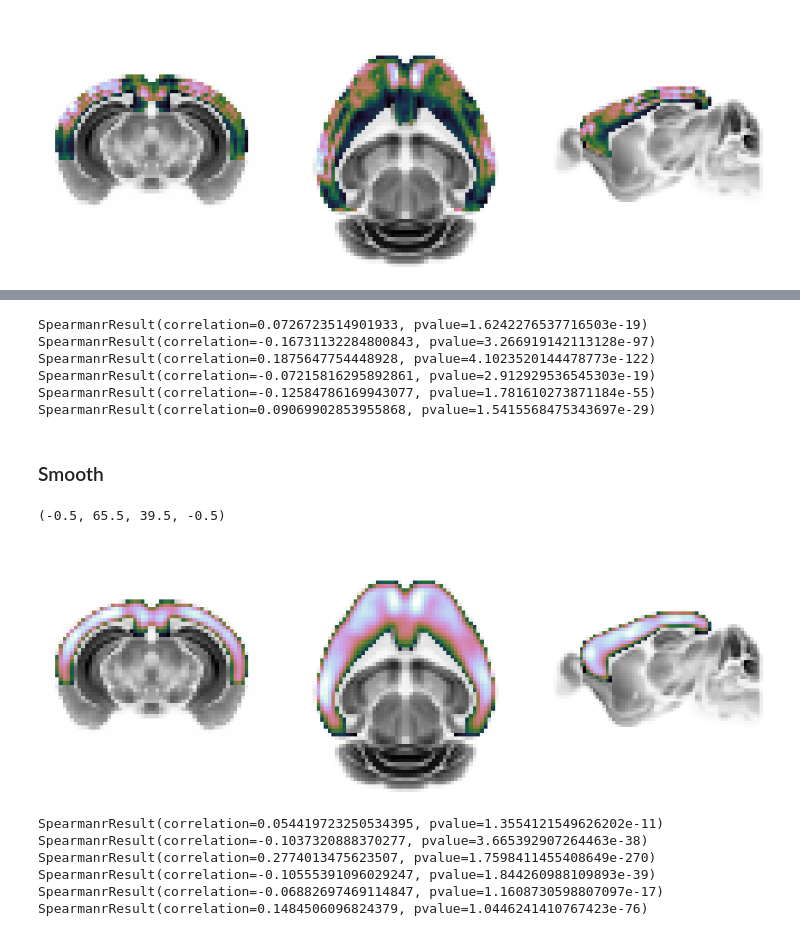
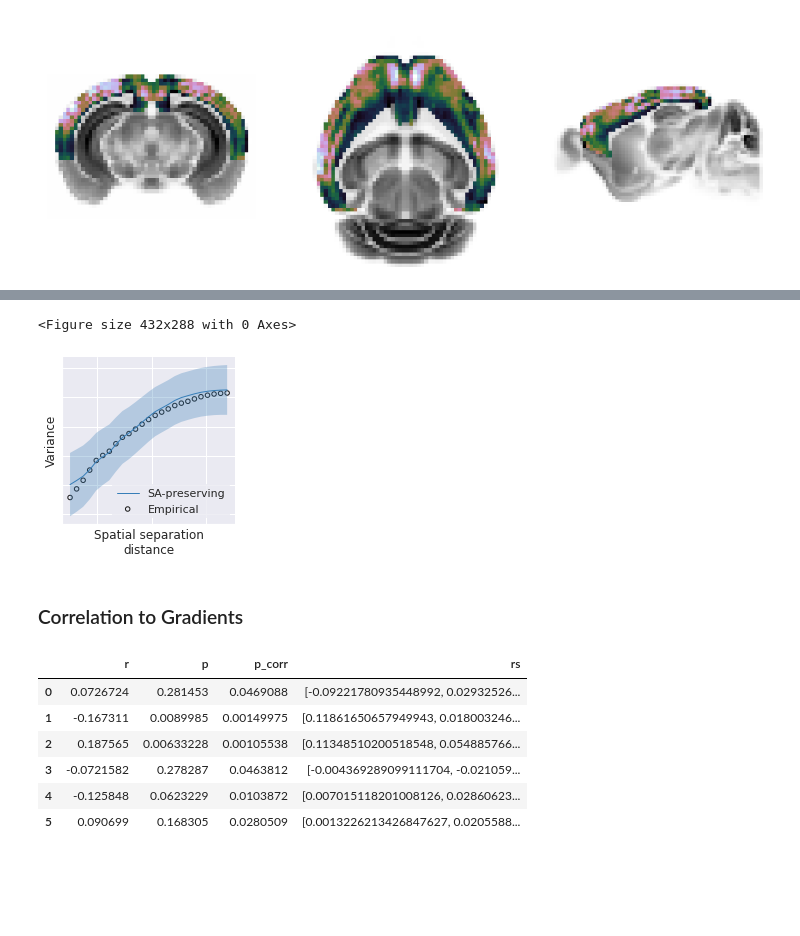
Before and after one commit to juhuntenburg/mouse_gradients, a Jupyter notebook: 08_T1w_T2w.ipynb, the cells around one changed output, grey strips where cells are left out. Saved outputs shown, nothing was run; the diff lists cells and outputs as text; code cells hidden in the pictures; blank space fills up the shorter version.

```diff
--- a/08_T1w_T2w.ipynb
+++ b/08_T1w_T2w.ipynb
@@ -163,0 +169,2 @@ plt.axis('off')
+# %%
+t1wt2w = np.array(nb.load(data_dir+"t1w_t2w/t1wt2w_200um_masked.nii.gz").dataobj)[mask==1]
@@ -164,13 +184,15 @@ plt.axis('off')
+# %%
+sns.set()
+fig = plt.figure()
+sampled_fit(t1wt2w,
+            data_dir+"results/null_models/volume/distmat.npy",
+            data_dir+"results/null_models/volume/index.npy",
+            deltas=[0.1,0.2,0.3,0.4,0.5,0.6,0.7,0.8,0.9],
+            nsurr=100)
+# %% [output]
+<Figure size 432x288 with 0 Axes>
+[figure, added]
+# %% [markdown]
+### Correlation to Gradients
 # %%
 gradients = np.load(data_dir + 'results/embedding/embed.npy')[:,:6]
-for g in range(gradients.shape[1]):
-    print(stats.spearmanr(t1wt2w[mask==1], gradients[:,g]))
-# %% [output]
-SpearmanrResult(correlation=0.0726723514901933, pvalue=1.6242276537716503e-19)
-SpearmanrResult(correlation=-0.16731132284800843, pvalue=3.266919142113128e-97)
-SpearmanrResult(correlation=0.1875647754448928, pvalue=4.1023520144478773e-122)
-SpearmanrResult(correlation=-0.07215816295892861, pvalue=2.912929536545303e-19)
-SpearmanrResult(correlation=-0.12584786169943077, pvalue=1.781610273871184e-55)
-SpearmanrResult(correlation=0.09069902853955868, pvalue=1.5415568475343697e-29)
-# %% [markdown]
-### Smooth
@@ -184,30 +198,0 @@ t1wt2w = np.array(t1wt2w_smoothed_img.dataobj.squeeze())
-# %%
-t1wt2w[mask==0]=np.nan
-
-fig = plt.figure(figsize=(15,8))
-fig.add_subplot(1,3,1)
-plt.imshow(template[40,:,:], cmap='Greys')
-plt.imshow(t1wt2w[40,:,:], cmap='cubehelix')
-plt.axis('off')
-fig.add_subplot(1,3,2)
-plt.imshow(template[:,12,:], cmap='Greys')
-plt.imshow(t1wt2w[:,12,:], cmap='cubehelix')
-plt.axis('off')
-fig.add_subplot(1,3,3)
-plt.imshow(template[:,:,20].T, cmap='Greys')
-plt.imshow(t1wt2w[:,:,20].T, cmap='cubehelix')
-plt.axis('off')
-# %% [output]
-(-0.5, 65.5, 39.5, -0.5)
-[figure, removed]
-# %%
-import scipy.stats as stats
-for g in range(gradients.shape[1]):
-    print(stats.spearmanr(t1wt2w[mask==1], gradients[:,g]))
-# %% [output]
-SpearmanrResult(correlation=0.054419723250534395, pvalue=1.3554121549626202e-11)
-SpearmanrResult(correlation=-0.1037320888370277, pvalue=3.665392907264463e-38)
-SpearmanrResult(correlation=0.2774013475623507, pvalue=1.7598411455408649e-270)
-SpearmanrResult(correlation=-0.10555391096029247, pvalue=1.844260988109893e-39)
-SpearmanrResult(correlation=-0.06882697469114847, pvalue=1.1608730598807097e-17)
-SpearmanrResult(correlation=0.1484506096824379, pvalue=1.0446241410767423e-76)
@@ -213,0 +217,10 @@ SpearmanrResult(correlation=0.1484506096824379, pvalue=1.0446241410767423e-76)
+# %%
+df
+# %% [output]
+|  | r | p | p_corr | rs |
+| 0 | 0.0726724 | 0.281453 | 0.0469088 | [-0.09221780935448992, 0.02932526... |
+| 1 | -0.167311 | 0.0089985 | 0.00149975 | [0.11861650657949943, 0.018003246... |
+| 2 | 0.187565 | 0.00633228 | 0.00105538 | [0.11348510200518548, 0.054885766... |
+| 3 | -0.0721582 | 0.278287 | 0.0463812 | [-0.004369289099111704, -0.021059... |
+| 4 | -0.125848 | 0.0623229 | 0.0103872 | [0.007015118201008126, 0.02860623... |
+| 5 | 0.090699 | 0.168305 | 0.0280509 | [0.0013226213426847627, 0.0205588... |
```
Also changed, not shown: parts of 11 cells of this notebook, 2 other files.
